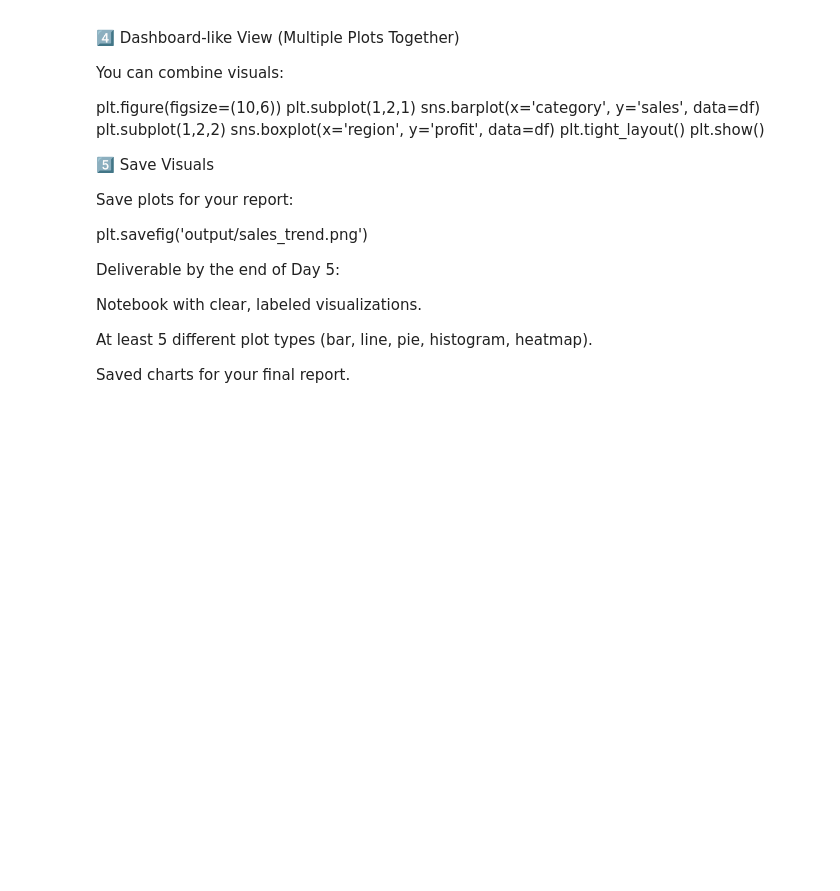
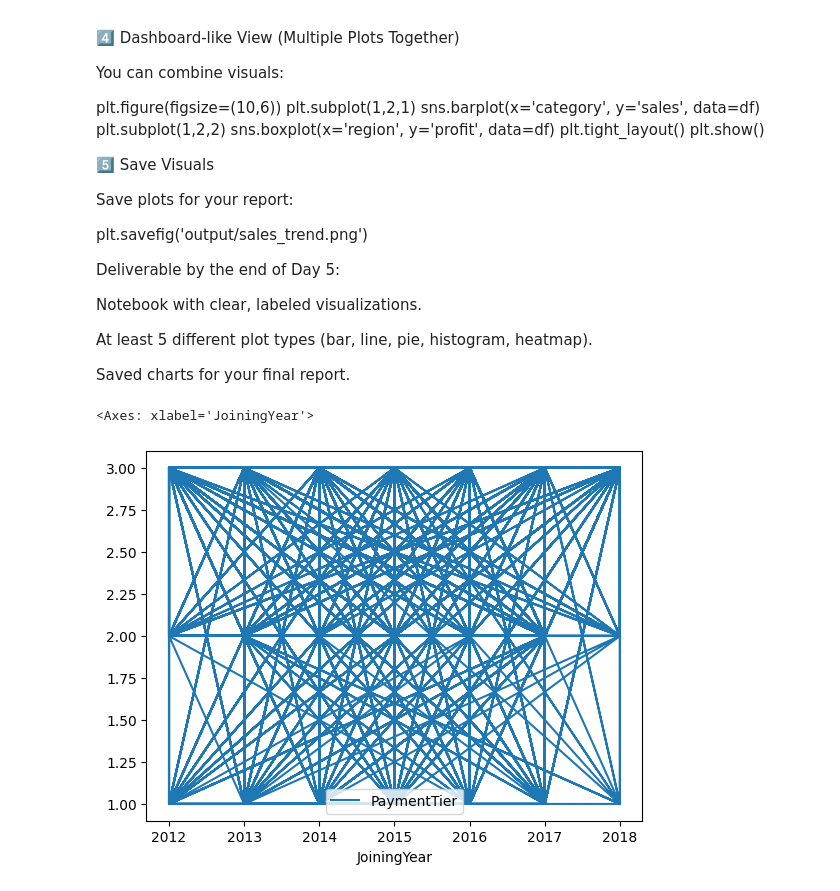
Before and after one commit to AmaanKhan111/Team-buddy, a Jupyter notebook: Project 2 Pandas/notebook/pandas1.ipynb, the cells around one changed output. Saved outputs shown, nothing was run; the diff lists cells and outputs as text; code cells hidden in the pictures; blank space fills up the shorter version.

```diff
--- a/Project 2 Pandas/notebook/pandas1.ipynb
+++ b/Project 2 Pandas/notebook/pandas1.ipynb
@@ -675,3 +698,8 @@ Notebook with clear, labeled visualizations.
 At least 5 different plot types (bar, line, pie, histogram, heatmap).
 
 Saved charts for your final report.
+# %%
+report.plot(x='JoiningYear', y ='PaymentTier', kind ='line' )
+# %% [output]
+<Axes: xlabel='JoiningYear'>
+[figure, added]
```
Also changed, not shown: parts of 11 cells of this notebook, 1 other file.
